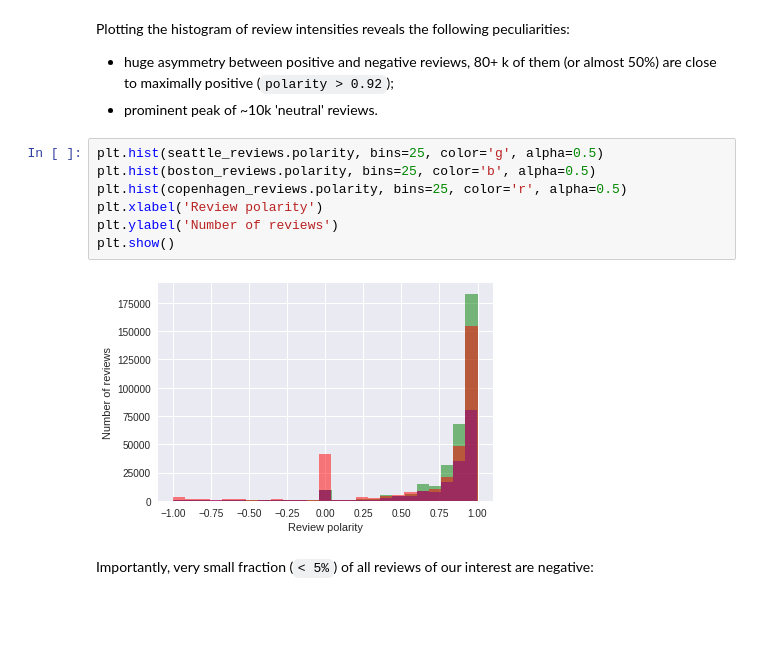
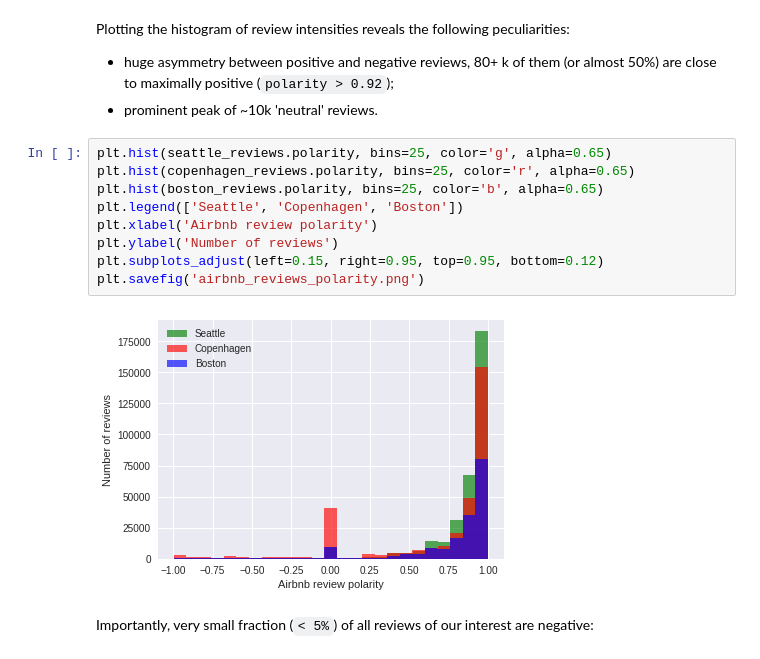
Before and after one commit to Dima806/Airbnb_project, a Jupyter notebook: airbnb_final_analysis_v3.ipynb, the cells around one changed output. Cells and saved outputs as stored; diff of their text form; blank space fills up the shorter version.

Commit message:
Added figures and docstrings in functions

```diff
--- a/airbnb_final_analysis_v3.ipynb
+++ b/airbnb_final_analysis_v3.ipynb
@@ -716,14 +718,16 @@ Plotting the histogram of review intensities reveals the following peculiarities
 * huge asymmetry between positive and negative reviews, 80+ k of them (or almost 50%) are close to maximally positive (`polarity > 0.92`);
 * prominent peak of ~10k 'neutral' reviews.
 # %%
-plt.hist(seattle_reviews.polarity, bins=25, color='g', alpha=0.5)
-plt.hist(boston_reviews.polarity, bins=25, color='b', alpha=0.5)
-plt.hist(copenhagen_reviews.polarity, bins=25, color='r', alpha=0.5)
-plt.xlabel('Review polarity')
+plt.hist(seattle_reviews.polarity, bins=25, color='g', alpha=0.65)
+plt.hist(copenhagen_reviews.polarity, bins=25, color='r', alpha=0.65)
+plt.hist(boston_reviews.polarity, bins=25, color='b', alpha=0.65)
+plt.legend(['Seattle', 'Copenhagen', 'Boston'])
+plt.xlabel('Airbnb review polarity')
 plt.ylabel('Number of reviews')
-plt.show()
+plt.subplots_adjust(left=0.15, right=0.95, top=0.95, bottom=0.12)
+plt.savefig('airbnb_reviews_polarity.png')
 # %% [output]
-[figure, old version]
+[figure, new version]
 # %% [markdown]
 Importantly, very small fraction (`< 5%`) of all reviews of our interest are negative:
 # %%
```
Also changed, not shown: parts of 18 cells of this notebook.
